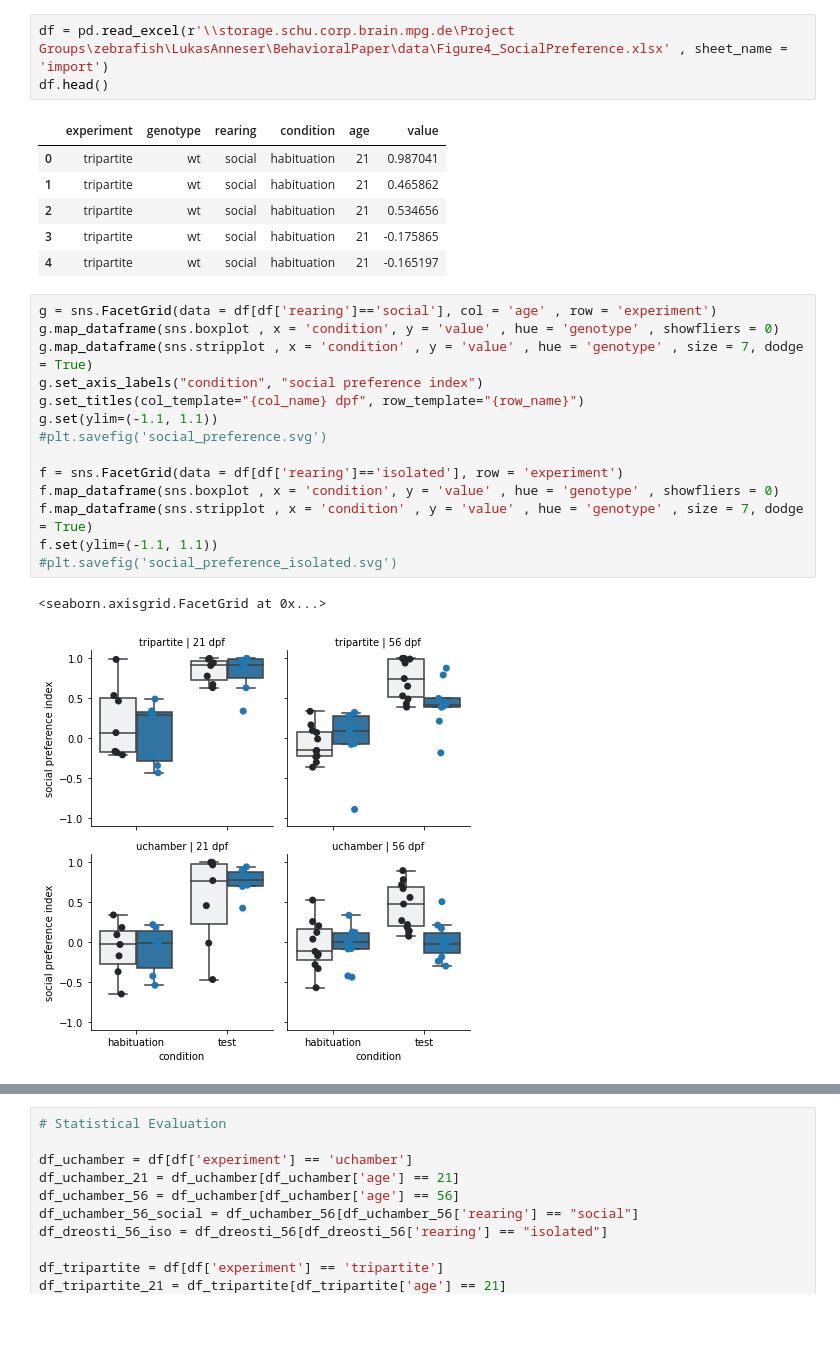
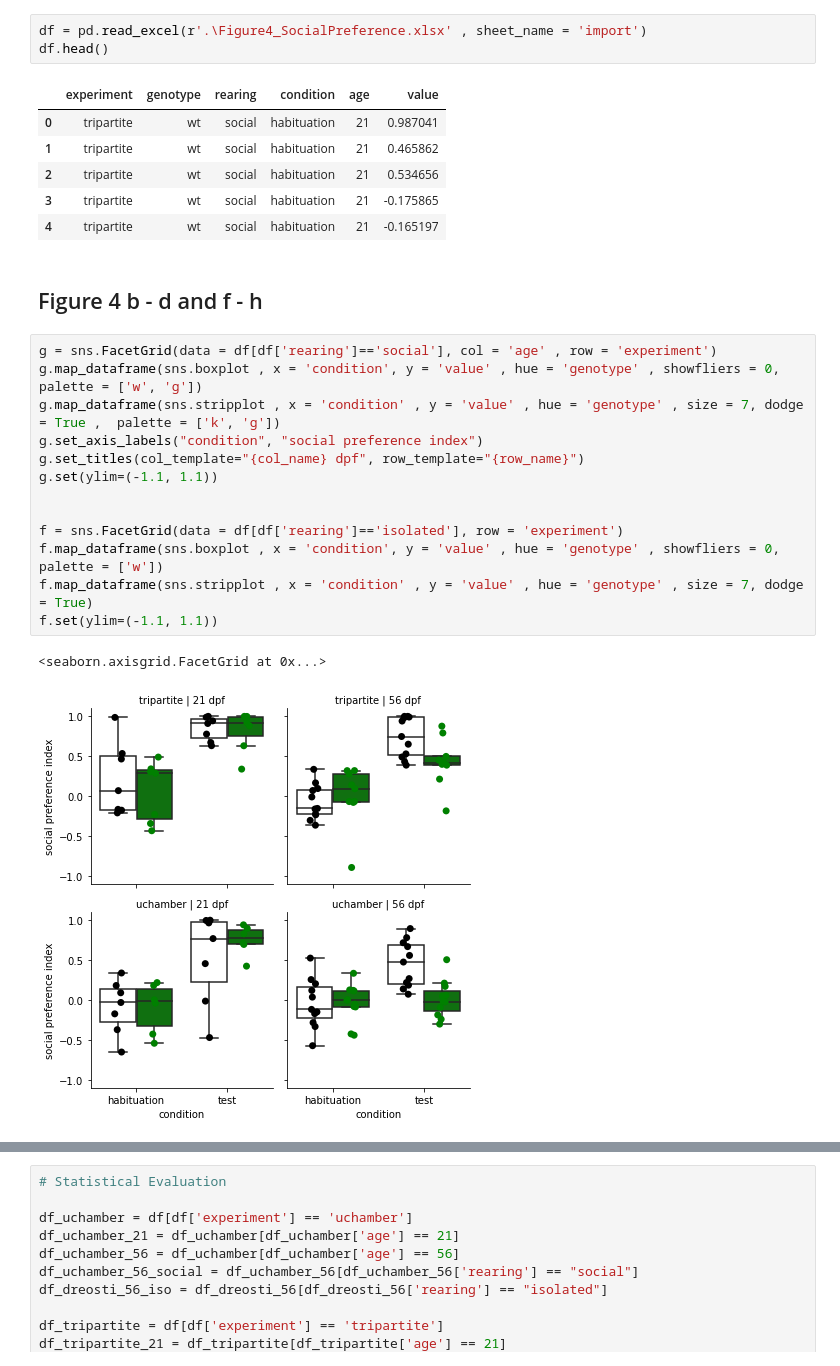
Before and after one commit to Anneser/zfish_PTH2, a Jupyter notebook: Figure4_SocialPreference.ipynb, the cells around one changed output, grey strips where cells are left out. Cells and saved outputs as stored; diff of their text form; blank space fills up the shorter version.

```diff
--- a/Figure4_SocialPreference.ipynb
+++ b/Figure4_SocialPreference.ipynb
@@ -12,5 +23,5 @@ from scipy.stats import ttest_rel
 # %%
-df = pd.read_excel(r'\\storage.schu.corp.brain.mpg.de\Project Groups\zebrafish\LukasAnneser\BehavioralPaper\data\Figure4_SocialPreference.xlsx' , sheet_name = 'import')
+df = pd.read_excel(r'.\Figure4_SocialPreference.xlsx' , sheet_name = 'import')
 df.head()
 # %% [output]
 |  | experiment | genotype | rearing | condition | age | value |
@@ -19,20 +30,21 @@ df.head()
 | 2 | tripartite | wt | social | habituation | 21 | 0.534656 |
 | 3 | tripartite | wt | social | habituation | 21 | -0.175865 |
 | 4 | tripartite | wt | social | habituation | 21 | -0.165197 |
+# %% [markdown]
+## Figure 4 b - d and f - h
 # %%
 g = sns.FacetGrid(data = df[df['rearing']=='social'], col = 'age' , row = 'experiment')
-g.map_dataframe(sns.boxplot , x = 'condition', y = 'value' , hue = 'genotype' , showfliers = 0)
-g.map_dataframe(sns.stripplot , x = 'condition' , y = 'value' , hue = 'genotype' , size = 7, dodge = True)
+g.map_dataframe(sns.boxplot , x = 'condition', y = 'value' , hue = 'genotype' , showfliers = 0, palette = ['w', 'g'])
+g.map_dataframe(sns.stripplot , x = 'condition' , y = 'value' , hue = 'genotype' , size = 7, dodge = True ,  palette = ['k', 'g'])
 g.set_axis_labels("condition", "social preference index")
 g.set_titles(col_template="{col_name} dpf", row_template="{row_name}")
 g.set(ylim=(-1.1, 1.1))
-#plt.savefig('social_preference.svg')
+
 
 f = sns.FacetGrid(data = df[df['rearing']=='isolated'], row = 'experiment')
-f.map_dataframe(sns.boxplot , x = 'condition', y = 'value' , hue = 'genotype' , showfliers = 0)
+f.map_dataframe(sns.boxplot , x = 'condition', y = 'value' , hue = 'genotype' , showfliers = 0, palette = ['w'])
 f.map_dataframe(sns.stripplot , x = 'condition' , y = 'value' , hue = 'genotype' , size = 7, dodge = True)
 f.set(ylim=(-1.1, 1.1))
-#plt.savefig('social_preference_isolated.svg')
 # %% [output]
 <seaborn.axisgrid.FacetGrid at 0x...>
-[figure, old version]
+[figure, new version]
```
Also changed, not shown: parts of 2 cells of this notebook, 4 other files.
